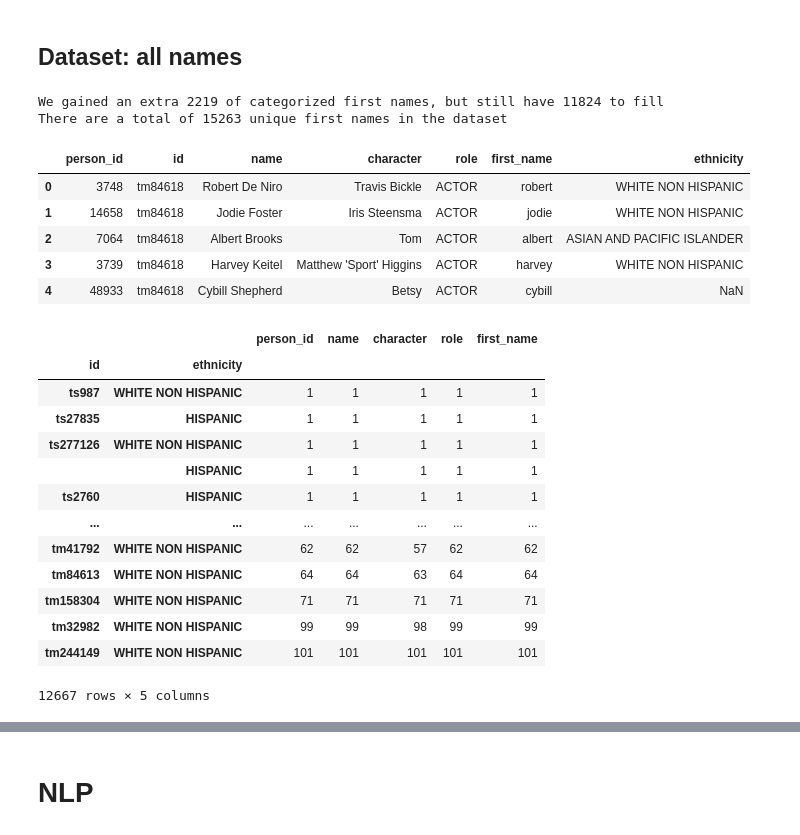
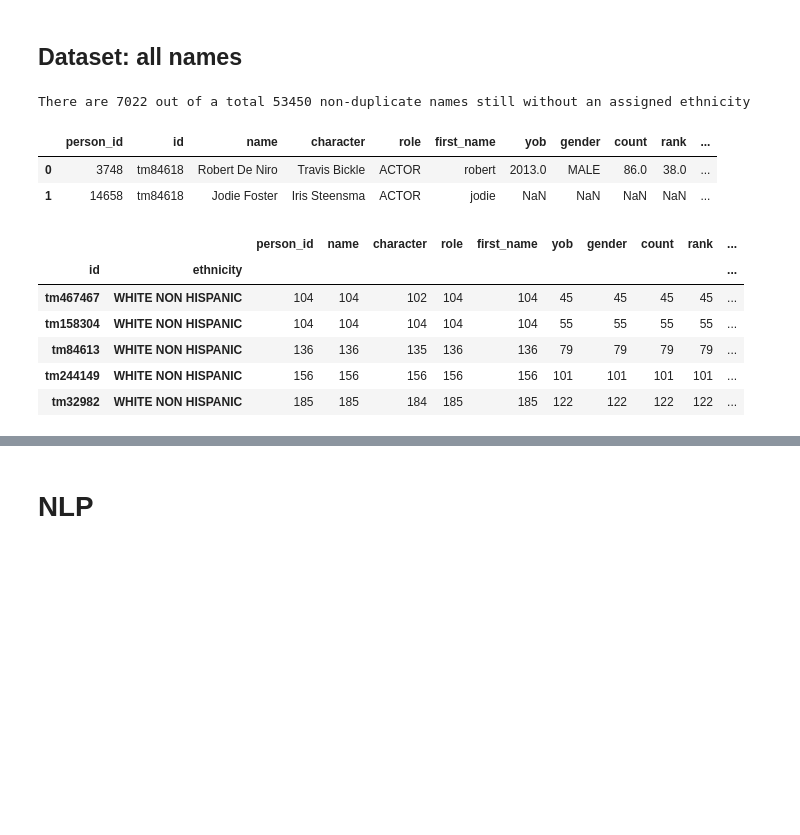
Before and after one commit to pomkos/netflix_catalogue, a Jupyter notebook: netflix.ipynb, the cells around one changed output, grey strips where cells are left out. Saved outputs shown, nothing was run; the diff lists cells and outputs as text; code cells hidden in the pictures; blank space fills up the shorter version.

```diff
--- a/netflix.ipynb
+++ b/netflix.ipynb
@@ -264,0 +305,19 @@ combined = credits.merge(baby2[['first_name','ethnicity']], on='first_name', how
+# %%
+def combine_ethnicity_columns(dataset):
+    '''
+    Combines all columns that contain ethnicity data into one column, giving
+    preference in abc order of column name
+    '''
+    ethnicity_columns = [col for col in dataset.columns if 'ethnicity' in col]
+    if 'ethnicity' in ethnicity_columns:
+        ethnicity_columns.remove('ethnicity')
+    # preference will be given to the alphabetically first col
+    ethnicity_columns.sort()
+    dataset['ethnicity'] = dataset[ethnicity_columns[0]].copy()
+    for i in range(len(ethnicity_columns)):
+        if i == len(ethnicity_columns)-1:
+            # drop the extra columns that are no longer needed
+            return dataset.drop(ethnicity_columns, axis=1)
+        # first instance was copied, so this time it's skipped and filled with
+        # the other sources
+        dataset['ethnicity'] = dataset['ethnicity'].fillna(dataset[ethnicity_columns[i+1]])
@@ -265,40 +326,31 @@ combined = credits.merge(baby2[['first_name','ethnicity']], on='first_name', how
+# %%
+last_names = combined['name'].str.split(' ', expand=True)[[1,2]]
+combined['surname'] = last_names[2].fillna(last_names[1])
+combined['surname'] = keep_only_abc(combined['surname'].str.lower())
+# %%
+combined = combined.merge(surnames[['surname','ethnicity']], on='surname', how='left')
+# rename to give priority to census source over NYC/Harvard top 1k first names
+combined['ethnicity_w'] = combined['ethnicity']
 # %%
-# merge columns and clean up unneeded ones
-combined['ethnicity'] = combined['ethnicity_x'].fillna(combined['ethnicity_y'])
+# merge columns and remove unneeded ones
+combined = combine_ethnicity_columns(combined)
 
-before_na = combined.drop_duplicates('first_name')['ethnicity_x'].isna().sum()
-after_na = combined.drop_duplicates('first_name')['ethnicity'].isna().sum()
-total_names = len(combined['first_name'].unique())
-print(f"We gained an extra {before_na - after_na} of categorized first names, but still have {after_na} to fill")
-print(f"There are a total of {total_names} unique first names in the dataset")
-
-combined = combined.drop(['ethnicity_x','ethnicity_y','yob','gender','count','rank'], axis=1)
+ethn_na = calculate_num_names_left(combined)
 # %% [output]
-We gained an extra 2219 of categorized first names, but still have 11824 to fill
-There are a total of 15263 unique first names in the dataset
+There are 7022 out of a total 53450 non-duplicate names still without an assigned ethnicity
 # %%
-combined.head()
+combined.head(2)
 # %% [output]
-|  | person_id | id | name | character | role | first_name | ethnicity |
-| 0 | 3748 | tm84618 | Robert De Niro | Travis Bickle | ACTOR | robert | WHITE NON HISPANIC |
-| 1 | 14658 | tm84618 | Jodie Foster | Iris Steensma | ACTOR | jodie | WHITE NON HISPANIC |
-| 2 | 7064 | tm84618 | Albert Brooks | Tom | ACTOR | albert | ASIAN AND PACIFIC ISLANDER |
-| 3 | 3739 | tm84618 | Harvey Keitel | Matthew 'Sport' Higgins | ACTOR | harvey | WHITE NON HISPANIC |
-| 4 | 48933 | tm84618 | Cybill Shepherd | Betsy | ACTOR | cybill | NaN |
+|  | person_id | id | name | character | role | first_name | yob | gender | count | rank | ... |
+| 0 | 3748 | tm84618 | Robert De Niro | Travis Bickle | ACTOR | robert | 2013.0 | MALE | 86.0 | 38.0 | ... |
+| 1 | 14658 | tm84618 | Jodie Foster | Iris Steensma | ACTOR | jodie | NaN | NaN | NaN | NaN | ... |
 # %%
-combined.groupby(['id','ethnicity']).count().sort_values('first_name')
+combined.groupby(['id','ethnicity']).count().sort_values('name').tail(5)
 # %% [output]
-|  |  | person_id | name | character | role | first_name |
-| id | ethnicity |  |  |  |  |  |
-| ts987 | WHITE NON HISPANIC | 1 | 1 | 1 | 1 | 1 |
-| ts27835 | HISPANIC | 1 | 1 | 1 | 1 | 1 |
-| ts277126 | WHITE NON HISPANIC | 1 | 1 | 1 | 1 | 1 |
-|  | HISPANIC | 1 | 1 | 1 | 1 | 1 |
-| ts2760 | HISPANIC | 1 | 1 | 1 | 1 | 1 |
-| ... | ... | ... | ... | ... | ... | ... |
-| tm41792 | WHITE NON HISPANIC | 62 | 62 | 57 | 62 | 62 |
-| tm84613 | WHITE NON HISPANIC | 64 | 64 | 63 | 64 | 64 |
-| tm158304 | WHITE NON HISPANIC | 71 | 71 | 71 | 71 | 71 |
-| tm32982 | WHITE NON HISPANIC | 99 | 99 | 98 | 99 | 99 |
-| tm244149 | WHITE NON HISPANIC | 101 | 101 | 101 | 101 | 101 |
+|  |  | person_id | name | character | role | first_name | yob | gender | count | rank | ... |
+| id | ethnicity |  |  |  |  |  |  |  |  |  | ... |
+| tm467467 | WHITE NON HISPANIC | 104 | 104 | 102 | 104 | 104 | 45 | 45 | 45 | 45 | ... |
+| tm158304 | WHITE NON HISPANIC | 104 | 104 | 104 | 104 | 104 | 55 | 55 | 55 | 55 | ... |
+| tm84613 | WHITE NON HISPANIC | 136 | 136 | 135 | 136 | 136 | 79 | 79 | 79 | 79 | ... |
+| tm244149 | WHITE NON HISPANIC | 156 | 156 | 156 | 156 | 156 | 101 | 101 | 101 | 101 | ... |
+| tm32982 | WHITE NON HISPANIC | 185 | 185 | 184 | 185 | 185 | 122 | 122 | 122 | 122 | ... |
-12667 rows × 5 columns
```
Also changed, not shown: parts of 21 cells of this notebook, 1 other file.
